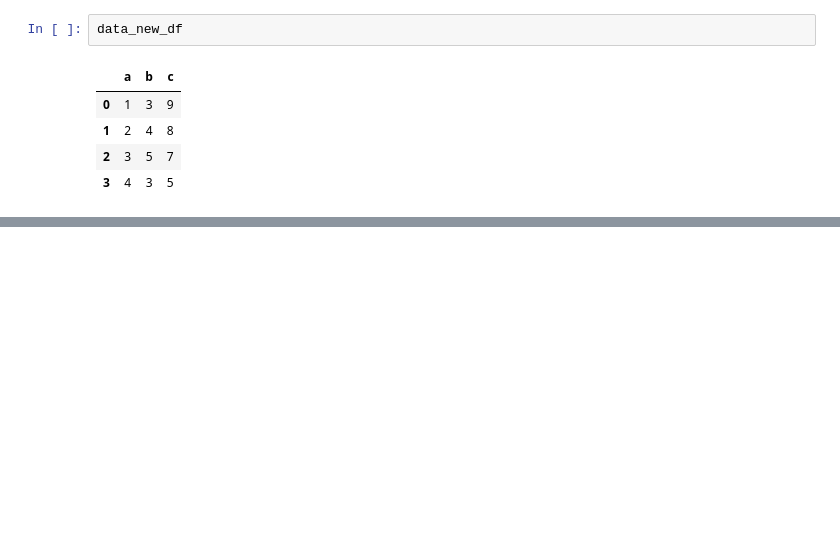
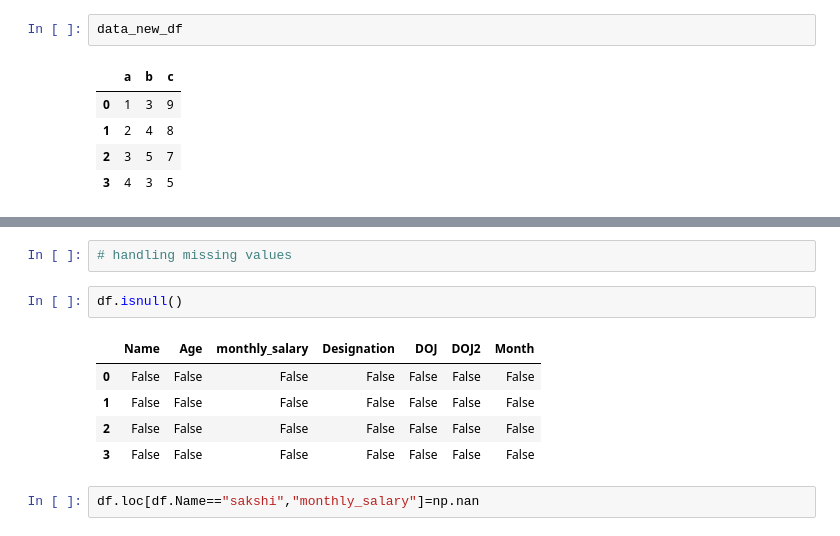
Before and after one commit to Isha-Chaudhary48/Python_libraries, a Jupyter notebook: Pandas_26_Feb.ipynb, the cells around one changed output, grey strips where cells are left out. Cells and saved outputs as stored; diff of their text form; blank space fills up the shorter version.

```diff
--- a/Pandas_26_Feb.ipynb
+++ b/Pandas_26_Feb.ipynb
@@ -164,0 +566,12 @@ data_new_df
+# %%
+# handling missing values
+# %%
+df.isnull()
+# %% [output]
+|  | Name | Age | monthly_salary | Designation | DOJ | DOJ2 | Month |
+| 0 | False | False | False | False | False | False | False |
+| 1 | False | False | False | False | False | False | False |
+| 2 | False | False | False | False | False | False | False |
+| 3 | False | False | False | False | False | False | False |
+# %%
+df.loc[df.Name=="sakshi","monthly_salary"]=np.nan
```
Also changed, not shown: parts of 87 cells of this notebook, 1 other file.
